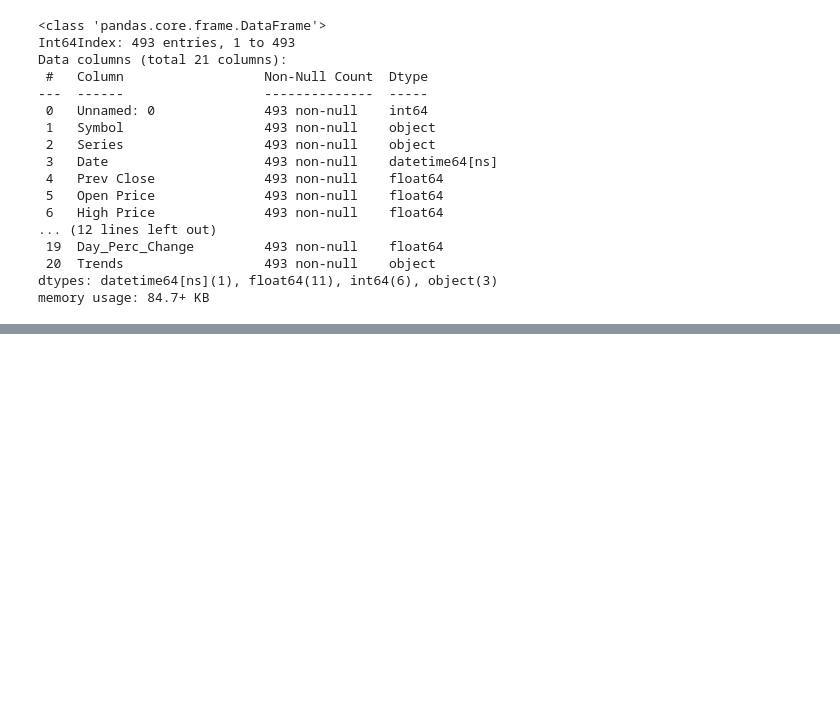
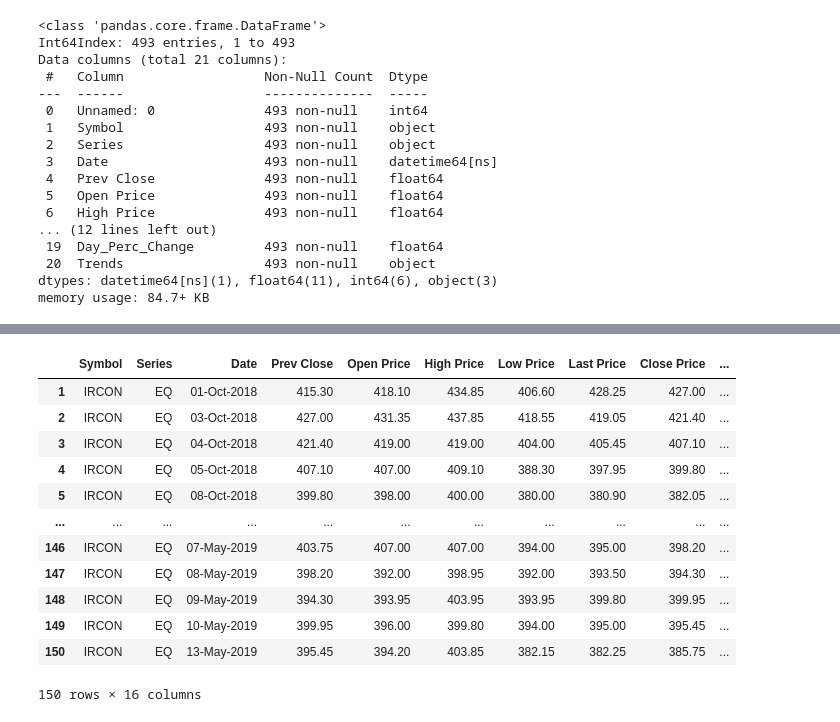
Before and after one commit to aravindh698/rep2, a Jupyter notebook: weekim.ipynb, the cells around one changed output, grey strips where cells are left out. Saved outputs shown, nothing was run; the diff lists cells and outputs as text; code cells hidden in the pictures; blank space fills up the shorter version.

```diff
--- a/weekim.ipynb
+++ b/weekim.ipynb
@@ -102,0 +169,18 @@ array([<matplotlib.axes._subplots.AxesSubplot object at 0x...>],
+# %%
+
+
+df4.dropna()
+# %% [output]
+|  | Symbol | Series | Date | Prev Close | Open Price | High Price | Low Price | Last Price | Close Price | ... |
+| 1 | IRCON | EQ | 01-Oct-2018 | 415.30 | 418.10 | 434.85 | 406.60 | 428.25 | 427.00 | ... |
+| 2 | IRCON | EQ | 03-Oct-2018 | 427.00 | 431.35 | 437.85 | 418.55 | 419.05 | 421.40 | ... |
+| 3 | IRCON | EQ | 04-Oct-2018 | 421.40 | 419.00 | 419.00 | 404.00 | 405.45 | 407.10 | ... |
+| 4 | IRCON | EQ | 05-Oct-2018 | 407.10 | 407.00 | 409.10 | 388.30 | 397.95 | 399.80 | ... |
+| 5 | IRCON | EQ | 08-Oct-2018 | 399.80 | 398.00 | 400.00 | 380.00 | 380.90 | 382.05 | ... |
+| ... | ... | ... | ... | ... | ... | ... | ... | ... | ... | ... |
+| 146 | IRCON | EQ | 07-May-2019 | 403.75 | 407.00 | 407.00 | 394.00 | 395.00 | 398.20 | ... |
+| 147 | IRCON | EQ | 08-May-2019 | 398.20 | 392.00 | 398.95 | 392.00 | 393.50 | 394.30 | ... |
+| 148 | IRCON | EQ | 09-May-2019 | 394.30 | 393.95 | 403.95 | 393.95 | 399.80 | 399.95 | ... |
+| 149 | IRCON | EQ | 10-May-2019 | 399.95 | 396.00 | 399.80 | 394.00 | 395.00 | 395.45 | ... |
+| 150 | IRCON | EQ | 13-May-2019 | 395.45 | 394.20 | 403.85 | 382.15 | 382.25 | 385.75 | ... |
+150 rows × 16 columns
```
Also changed, not shown: parts of 18 cells of this notebook.
